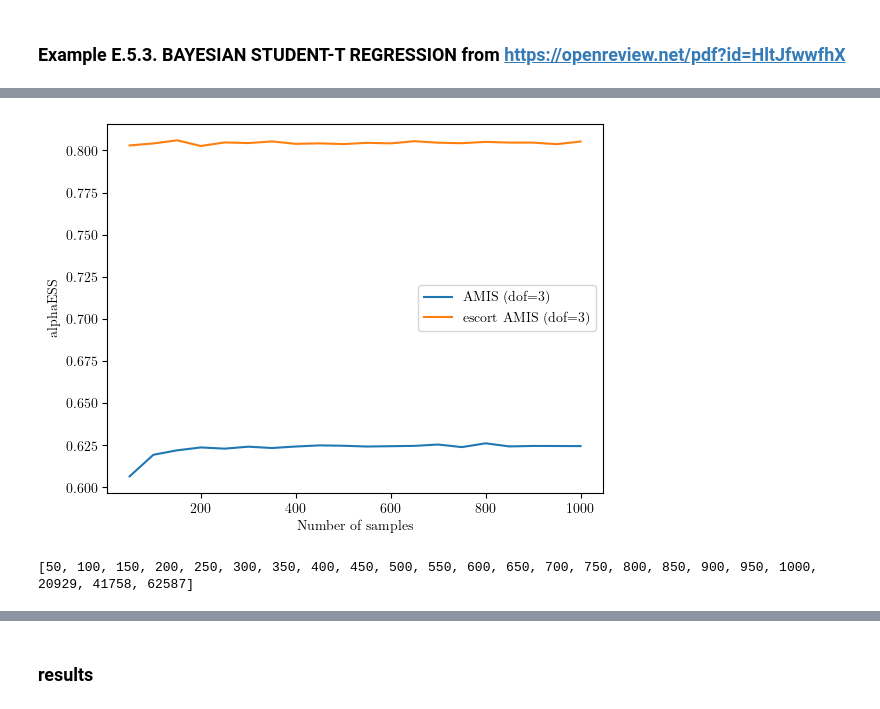
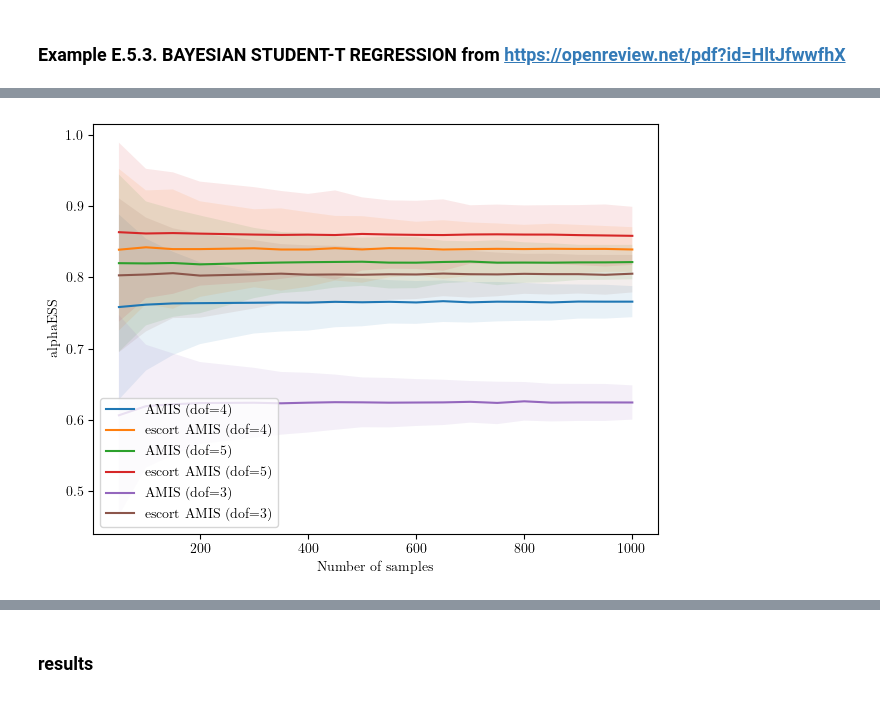
Before and after one commit to nicola144/ais-heavy-tails, a Jupyter notebook: student-regression-realdata.ipynb, the cells around one changed output, grey strips where cells are left out. Drawn from its saved outputs; the diff is of its cells as text; code cells hidden in the pictures.

Commit message:
new plots real

```diff
--- a/student-regression-realdata.ipynb
+++ b/student-regression-realdata.ipynb
@@ -279,27 +492,41 @@ for i, data in enumerate(dictionaries_data):
 # %%
-sorted_numsamples_baseline = sorted(list(map(int, results_baseline['meanalphaESSbaseline.npy'].keys())))
-sorted_numsamples_baseline_str = [str(num) for num in sorted_numsamples_baseline]
-# Step 2: Iterate through the sorted keys and get the corresponding values
-sorted_values_baseline = [ results_baseline['meanalphaESSbaseline.npy'][key] for key in sorted_numsamples_baseline_str]
+for dof in set_dofs:
 
-sorted_numsamples_ours = sorted(list(map(int, results_our_fixed_dof['25meanalphaESS.npy'].keys())))
-sorted_numsamples_ours_str = [str(num) for num in sorted_numsamples_ours]
-# Step 2: Iterate through the sorted keys and get the corresponding values
-sorted_values_ours = [ results_our_fixed_dof['25meanalphaESS.npy'][key] for key in sorted_numsamples_ours_str]
+    sorted_numsamples_baseline = sorted(list(map(int, results_final_baseline['meanalphaESS']['Laplaceinit'][dof]['1000'].keys() )))
+    sorted_numsamples_baseline = [x for x in sorted_numsamples_baseline if x in [50, 100, 150, 200, 250, 300, 350, 400, 450, 500, 550, 600, 650, 700, 750, 800, 850, 900, 950, 1000]]
+
+    sorted_numsamples_baseline_str = [str(num) for num in sorted_numsamples_baseline]
+
+    # Step 2: Iterate through the sorted keys and get the corresponding values
+    sorted_values_baseline = [ results_final_baseline['meanalphaESS']['Laplaceinit'][dof]['1000'][key][0] for key in sorted_numsamples_baseline_str]
+    sorted_values_baseline_std = [ results_final_baseline['stdalphaESS']['Laplaceinit'][dof]['1000'][key][0] for key in sorted_numsamples_baseline_str]
 
 
-plt.plot(sorted_numsamples_baseline[:len(sorted_numsamples_baseline) -  3],  sorted_values_baseline[:len(sorted_numsamples_baseline) -  3], label='AMIS (dof=3)')
-plt.plot(sorted_numsamples_ours[:len(sorted_numsamples_ours) -  3],  sorted_values_ours[:len(sorted_numsamples_ours) -  3], label='escort AMIS  (dof=3)')
+    sorted_numsamples_ours = sorted(list(map(int, results_final_ours['meanalphaESS']['Laplaceinit'][dof]['1000'].keys() )))
+    sorted_numsamples_ours = [x for x in sorted_numsamples_ours if x in [50, 100, 150, 200, 250, 300, 350, 400, 450, 500, 550, 600, 650, 700, 750, 800, 850, 900, 950, 1000]]
+
+    sorted_numsamples_str = [str(num) for num in sorted_numsamples_ours] # should be the same as baseline right ?
+
+    # Step 2: Iterate through the sorted keys and get the corresponding values
+    sorted_values_ours = [ results_final_ours['meanalphaESS']['Laplaceinit'][dof]['1000'][key][0] for key in sorted_numsamples_str]
+    sorted_values_ours_std = [ results_final_ours['stdalphaESS']['Laplaceinit'][dof]['1000'][key][0] for key in sorted_numsamples_str]
+
+
+    sorted_values_baseline, sorted_values_ours, sorted_values_baseline_std, sorted_values_ours_std = np.array(sorted_values_baseline), np.array(sorted_values_ours), np.array(sorted_values_baseline_std), np.array(sorted_values_ours_std)
+
+    plt.plot(sorted_numsamples_baseline,  sorted_values_baseline, label='AMIS (dof={})'.format(dof))
+    plt.plot(sorted_numsamples_ours,  sorted_values_ours, label='escort AMIS  (dof={})'.format(dof))
+
+    plt.fill_between(sorted_numsamples_baseline, sorted_values_baseline - 1.96 * sorted_values_baseline_std, sorted_values_baseline + 1.96 * sorted_values_baseline_std, alpha=0.1)
+    plt.fill_between(sorted_numsamples_ours, sorted_values_ours - 1.96 * sorted_values_ours_std, sorted_values_ours + 1.96 * sorted_values_ours_std, alpha=0.1)
+
 plt.xlabel('Number of samples')
 plt.ylabel('alphaESS')
+plt.tight_layout()
 plt.legend()
-plt.savefig('./results/creatinine_alphaESS.pdf')
+plt.savefig('./results/creatinine_alphaESS.pdf',bbox_inches='tight')
 # %% [output]
-[figure, old version]
+[figure, new version]
-# %%
-print(sorted_numsamples_baseline)
-# %% [output]
-[50, 100, 150, 200, 250, 300, 350, 400, 450, 500, 550, 600, 650, 700, 750, 800, 850, 900, 950, 1000, 20929, 41758, 62587]
 # %%
 sorted_numsamples_baseline = sorted(list(map(int, results_baseline['25meanZbaseline.npy'].keys())))
 sorted_numsamples_baseline_str = [str(num) for num in sorted_numsamples_baseline]
```
Also changed, not shown: parts of 15 cells of this notebook, 4 other files.
